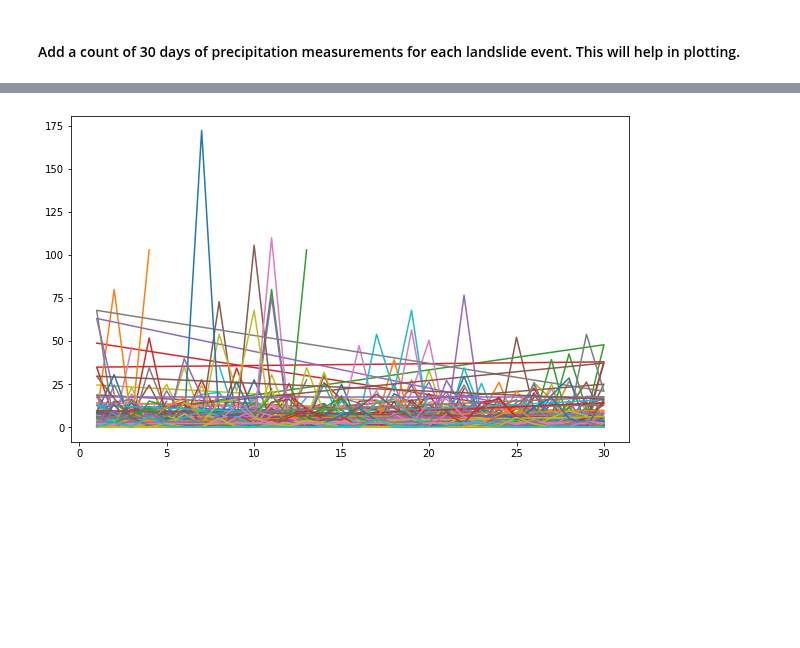
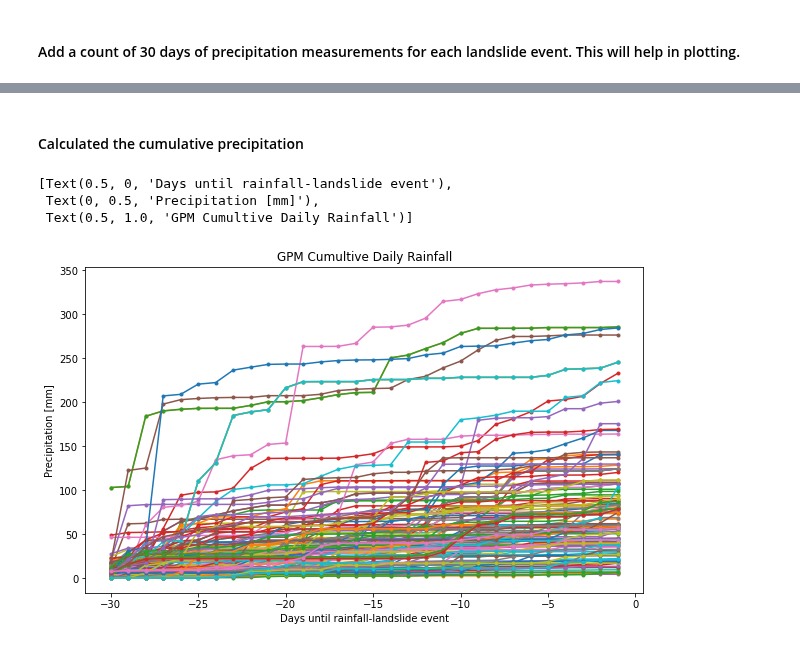
Before and after one commit to jacquiewitte/capstone-landslides-soilmoisture, a Jupyter notebook: landslide_gpm_precipaccum_timeseries.ipynb, the cells around one changed output, grey strips where cells are left out. Saved outputs shown, nothing was run; the diff lists cells and outputs as text; code cells hidden in the pictures; blank space fills up the shorter version.

```diff
--- a/landslide_gpm_precipaccum_timeseries.ipynb
+++ b/landslide_gpm_precipaccum_timeseries.ipynb
@@ -190,3 +185,0 @@ gpm_ts_xr = xr.concat(gpm_ts_list, dim="landslideID")
-# %%
-for i, date in enumerate(glc_co.index):
-    print(i, date, glc_co.event_id[i])
@@ -246,13 +221,18 @@ gpm_df[0:60]
 # %% [markdown]
 #### Add a count of 30 days of precipitation measurements for each landslide event. This will help in plotting.
+# %%
+ndays = np.arange(start=-30, stop=0, step=1)
+#(np.arange(30)+1)*-1
 # %%
-pd.set_option('display.max_rows', None)
+pd.set_option('display.max_rows', 100)
 print(len(gpm_df['precipitationCal'])/30)
 
 cnts = []
+accum = []
 for i in range(0, int(len(gpm_df['precipitationCal'])/30)):
-    cnts.extend(np.arange(30)+1)
+    # cnts.extend(np.arange(30)+1)
+    cnts.extend(ndays)
 
 gpm_df['days'] = cnts
-gpm_df[0:100]
+#gpm_df[0:60]
 # %% [output]
@@ -278,8 +240,25 @@ gpm_df[0:100]
+# %% [markdown]
+#### Calculated the cumulative precipitation
+# %%
+accum = []
+for i, df in gpm_df.groupby("landslideID"):
+    accum.extend(df['precipitationCal'].cumsum().values)
+
+gpm_df['precip_accum'] = accum
+#gpm_df[0:60]
 # %%
-fig, ax = plt.subplots(figsize=(10, 6),sharex=True, sharey=True)
+fig, ax = plt.subplots(figsize=(10, 6), sharex=True, sharey=True)
 
 for id, df in gpm_df.groupby("landslideID"):
-    ax.plot(df.days, df.precipitationCal)
+    ax.plot(df.days, df.precip_accum, marker='.')
+
+#ax.invert_xaxis()
+ax.set(xlabel='Days until rainfall-landslide event',
+       ylabel='Precipitation [mm]',
+       title='GPM Cumultive Daily Rainfall')
 # %% [output]
+[Text(0.5, 0, 'Days until rainfall-landslide event'),
+ Text(0, 0.5, 'Precipitation [mm]'),
+ Text(0.5, 1.0, 'GPM Cumultive Daily Rainfall')]
-[figure, old version]
+[figure, new version]
 # %%
```
Also changed, not shown: parts of 13 cells of this notebook.
